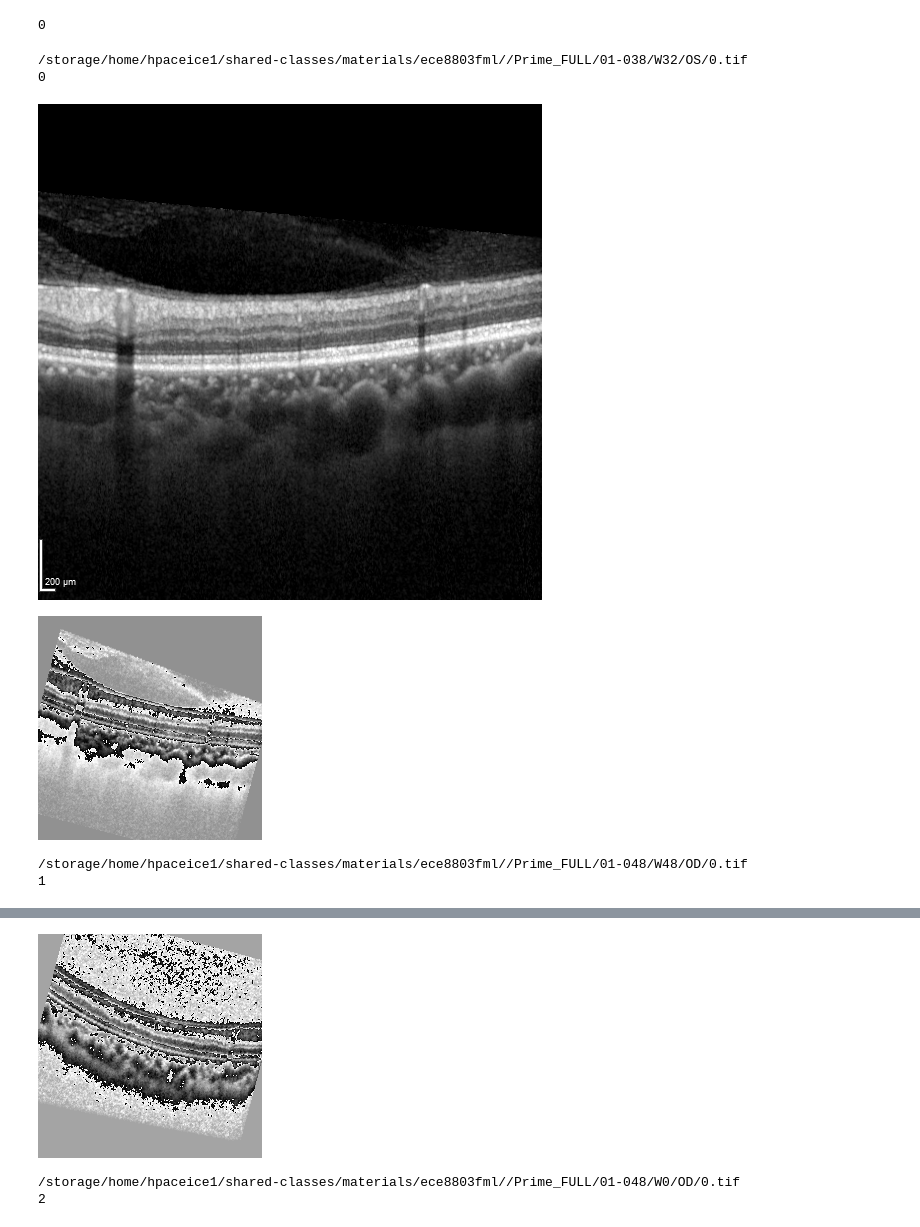
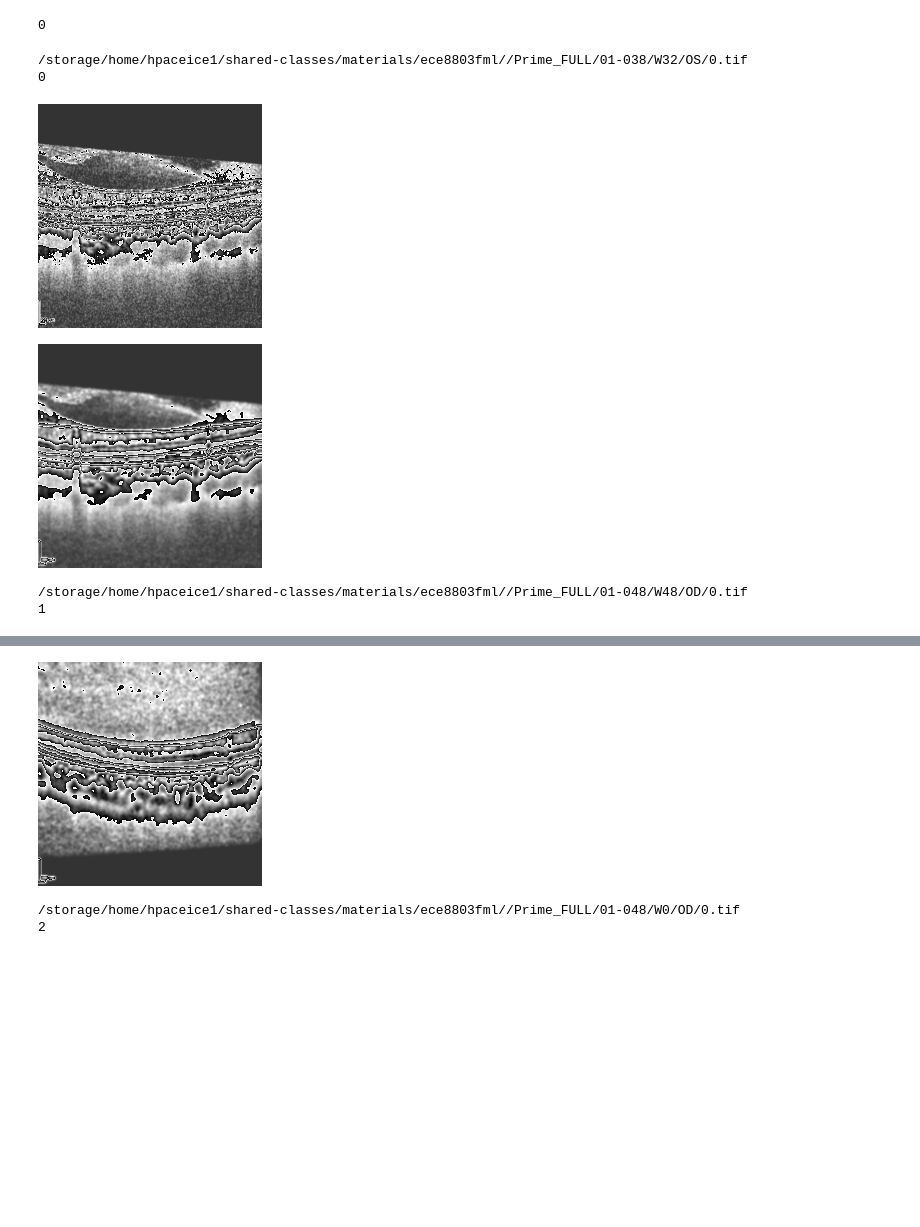
Before and after one commit to abhibambhaniya/DRSS-Severity-Classification-on-OCT-images, a Jupyter notebook: data_prep/evaluation.ipynb, the cells around one changed output, grey strips where cells are left out. Cells and saved outputs as stored; diff of their text form; code cells hidden in the pictures; blank space fills up the shorter version.

Commit message:
add Gaussian, update train_resnet

```diff
--- a/data_prep/evaluation.ipynb
+++ b/data_prep/evaluation.ipynb
@@ -32,9 +32,9 @@ transform_resnet = transforms.Compose([
 transform_augment = transforms.Compose([
     transforms.Resize(size=(224,224)),
     transforms.Grayscale(num_output_channels=3),
-    transforms.RandomRotation(degrees=(-15, -15)),
-    #transforms.GaussianBlur(kernel_size=(5, 5)),
-    transforms.ColorJitter(contrast=(0.5, 0.5)),
+#     transforms.RandomRotation(degrees=(-15, -15)),
+    transforms.GaussianBlur(kernel_size=(5, 5)),
+#     transforms.ColorJitter(contrast=(0.5, 0.5)),
     transforms.ToTensor(),
     normalize,
     transforms.ToPILImage()
@@ -73,7 +73,7 @@ for i  in range(0, 1):
     elif (os.path.isfile(os.path.join(folder_path, png))):
        img = Image.open(os.path.join(folder_path, png)).convert("L")
 
-    display(img)
+    display(transform_resnet(img))
     img = transform_augment(img)
     display(img)
 
@@ -84,36 +84,36 @@ for i  in range(0, 1):
     png = str(i) + '.png'
 
     print(os.path.join(folder_path, tif))
     print(label[index])
     if (os.path.isfile(os.path.join(folder_path, tif))):
        img = Image.open(os.path.join(folder_path, tif)).convert("L")
     elif (os.path.isfile(os.path.join(folder_path, png))):
        img = Image.open(os.path.join(folder_path, png)).convert("L")
 
-    display(img)
+    display(transform_resnet(img))
     img = transform_augment(img)
     display(img)
 
 index = 2
 folder_path = data_root + path_list[index]
 for i  in range(0, 1):
     tif = str(i) + '.tif'
     png = str(i) + '.png'
 
     print(os.path.join(folder_path, tif))
     print(label[index])
     if (os.path.isfile(os.path.join(folder_path, tif))):
        img = Image.open(os.path.join(folder_path, tif)).convert("L")
     elif (os.path.isfile(os.path.join(folder_path, png))):
        img = Image.open(os.path.join(folder_path, png)).convert("L")
 
-    display(img)
+    display(transform_resnet(img))
     img = transform_augment(img)
     display(img)
 # %% [output]
 /storage/home/hpaceice1/shared-classes/materials/ece8803fml//Prime_FULL/01-038/W32/OS/0.tif
 0
-[figure, old version]
+[figure, new version]
-[figure, old version]
+[figure, new version]
 /storage/home/hpaceice1/shared-classes/materials/ece8803fml//Prime_FULL/01-048/W48/OD/0.tif
 1
@@ -121,3 +121,3 @@ for i  in range(0, 1):
-[figure, old version]
+[figure, new version]
 /storage/home/hpaceice1/shared-classes/materials/ece8803fml//Prime_FULL/01-048/W0/OD/0.tif
 2
```
Also changed, not shown: parts of 1 cell of this notebook, 2 other files.
